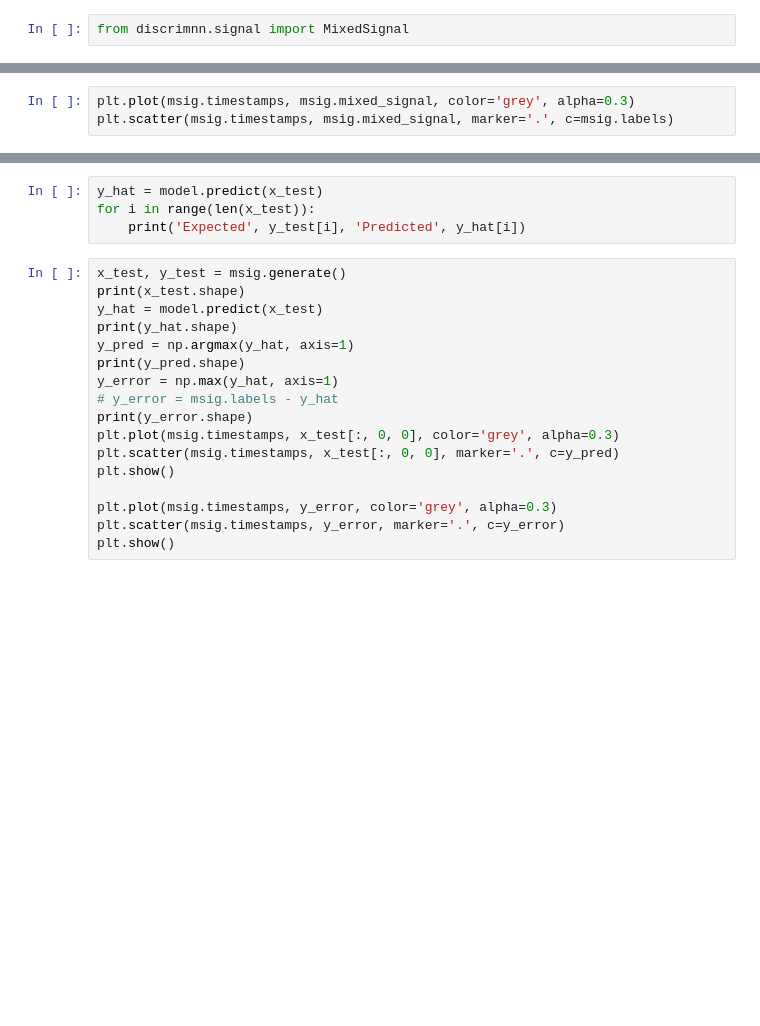
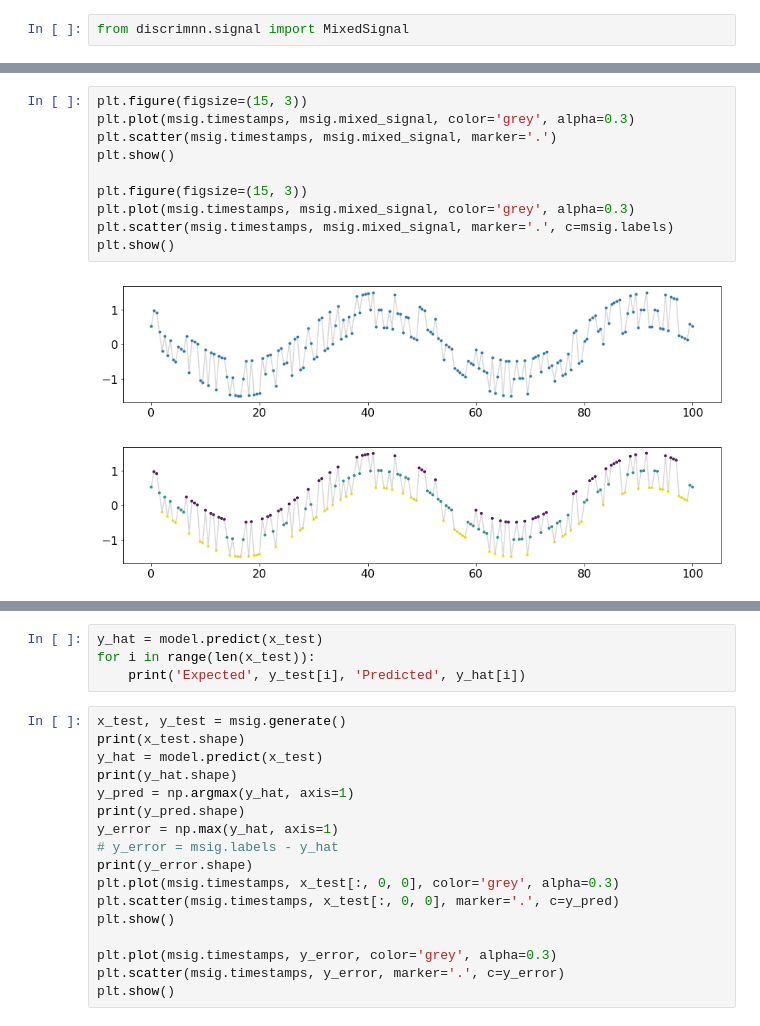
Before and after one commit to WillieMaddox/DiscRimNN, a Jupyter notebook: discrimnn.ipynb, the cells around one changed output, grey strips where cells are left out. Drawn from its saved outputs; the diff is of its cells as text; blank space fills up the shorter version.

```diff
--- a/discrimnn.ipynb
+++ b/discrimnn.ipynb
@@ -87,4 +111,14 @@ df[:5].style.apply(highlight_column_matches, column='Mixed', color='lightblue',
 # %%
+plt.figure(figsize=(15, 3))
+plt.plot(msig.timestamps, msig.mixed_signal, color='grey', alpha=0.3)
+plt.scatter(msig.timestamps, msig.mixed_signal, marker='.')
+plt.show()
+
+plt.figure(figsize=(15, 3))
 plt.plot(msig.timestamps, msig.mixed_signal, color='grey', alpha=0.3)
 plt.scatter(msig.timestamps, msig.mixed_signal, marker='.', c=msig.labels)
+plt.show()
+# %% [output]
+[figure, added]
+[figure, added]
 # %%
```
Also changed, not shown: parts of 7 cells of this notebook, 1 other file.
